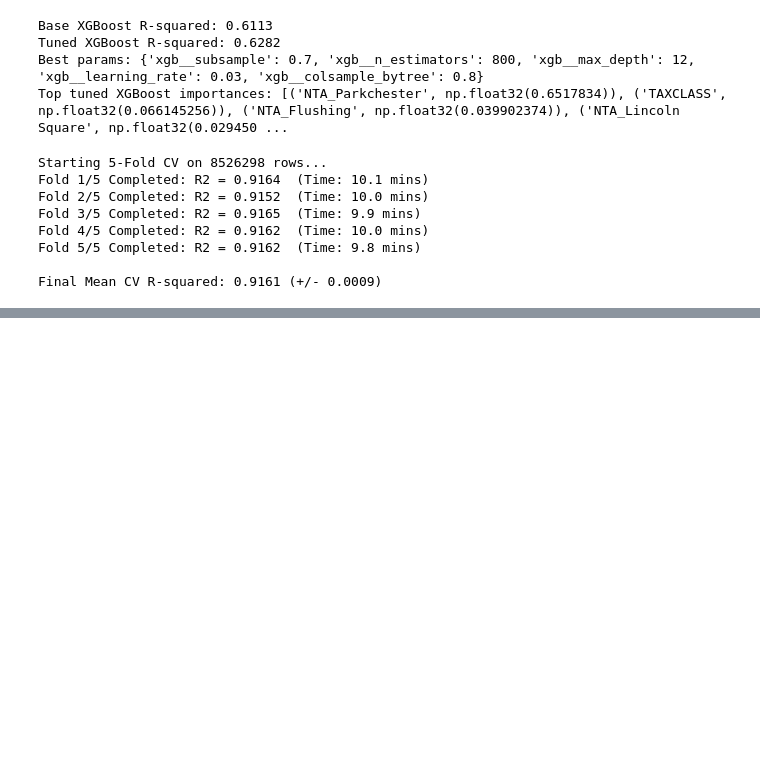
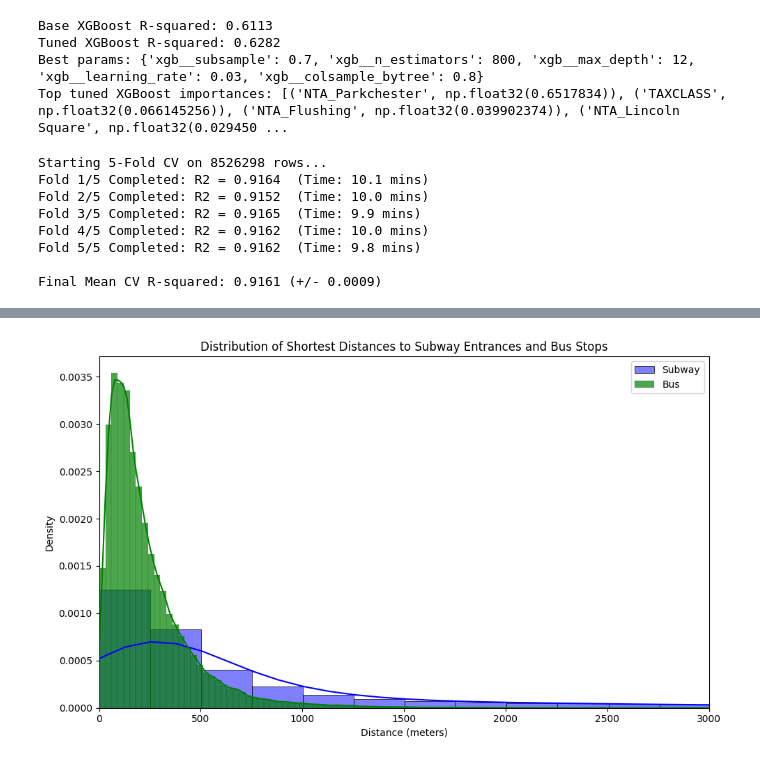
Before and after one commit to z-ferg/UrbanComputing_Final, a Jupyter notebook: src/analysis/evaluate.ipynb, the cells around one changed output, grey strips where cells are left out. Saved outputs shown, nothing was run; the diff lists cells and outputs as text; code cells hidden in the pictures; blank space fills up the shorter version.

```diff
--- a/src/analysis/evaluate.ipynb
+++ b/src/analysis/evaluate.ipynb
@@ -226,0 +274,19 @@ plt.show()
+# %%
+# Distribution of Shortest Distances to Bus and Subway
+
+sample_df = df.sample(n=500000, random_state=42)
+
+# Plot
+plt.figure(figsize=(10, 6))
+sns.histplot(data=sample_df, x='dist_to_subway_m', kde=True, label='Subway', color='blue', bins=100, stat='density')
+sns.histplot(data=sample_df, x='dist_to_bus_m', kde=True, label='Bus', color='green', bins=100, stat='density', alpha=0.7)
+plt.xlim(0, 3000)  # Focus on walkable range (<3km)
+plt.xlabel('Distance (meters)')
+plt.ylabel('Density')
+plt.title('Distribution of Shortest Distances to Subway Entrances and Bus Stops')
+plt.legend()
+plt.tight_layout()
+plt.savefig('../../figures/fig1_distances_distribution.png', dpi=300)
+plt.show()
+# %% [output]
+[figure, added]
```
Also changed, not shown: parts of 4 cells of this notebook, 7 other files.
